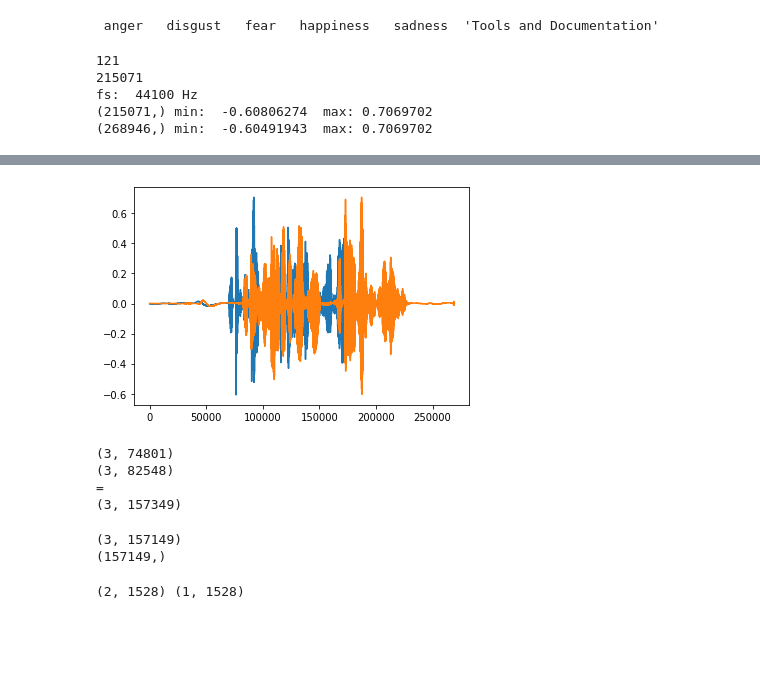
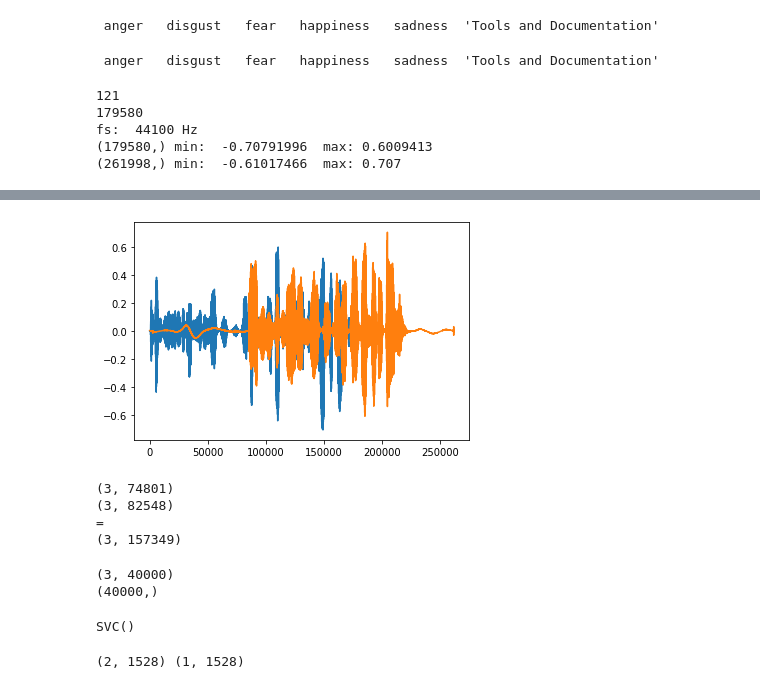
Before and after one commit to Iasonaspg/speech-emotion-recognition, a Jupyter notebook: Untitled0.ipynb, the cells around one changed output, grey strips where cells are left out. Cells and saved outputs as stored; diff of their text form; code cells hidden in the pictures; blank space fills up the shorter version.

```diff
--- a/Untitled0.ipynb
+++ b/Untitled0.ipynb
@@ -11,6 +14,12 @@ os.chdir('/content/drive/My Drive/Acted Emotional Speech Dynamic Database.zip (U
 !ls
 # %% [output]
  anger   disgust   fear   happiness   sadness  'Tools and Documentation'
+# %%
+import os
+os.chdir('./ml_env/Acted Emotional Speech Dynamic Database/')
+!ls
+# %% [output]
+ anger   disgust   fear   happiness   sadness  'Tools and Documentation'
 # %%
 import numpy as np
 import scipy
@@ -20,32 +29,34 @@ from IPython.display import Audio, display
 # %%
 # load audio file
 from pathlib import Path
+
+fs = 44100
 
 def get_wav_dir(dir_name,fs=44100):
   return [ librosa.load(p,fs)[0] for p in Path().glob('./' + dir_name + '/*.wav') ]
 
 anger_wav = get_wav_dir("anger")
 print(len(anger_wav))
 print(len(anger_wav[0]))
 happy_wav = get_wav_dir("happiness")
 print('fs: ', fs, 'Hz')
 print(anger_wav[0].shape, 'min: ', anger_wav[0].min(),' max:', anger_wav[0].max())
 print(happy_wav[0].shape, 'min: ', happy_wav[0].min(),' max:', happy_wav[0].max())
 # Diplay media player
 display(Audio(anger_wav[0], rate=fs))
 display(Audio(happy_wav[0], rate=fs))
 plt.plot(anger_wav[0])
 plt.plot(happy_wav[0])
 plt.show()
 # %% [output]
 121
-215071
+179580
 fs:  44100 Hz
-(215071,) min:  -0.60806274  max: 0.7069702
-(268946,) min:  -0.60491943  max: 0.7069702
+(179580,) min:  -0.70791996  max: 0.6009413
+(261998,) min:  -0.61017466  max: 0.707
 [interactive output not drawn]
 [interactive output not drawn]
-[figure, old version]
+[figure, new version]
 # %%
 def spectrogram(wav,n_fft=256,hop_length=128,window='hamming'):
     D = librosa.stft(wav, n_fft, hop_length, window='hamming')
@@ -135,8 +146,8 @@ print(feature_vector.shape)
 (3, 157349)
 # %%
 from sklearn import svm
-X = np.concatenate((feature_vector[:,0:len(anger_feat_vec[1])-100],feature_vector[:,0:len(happy_feat_vec[1])-100]),axis=1)
-y = np.concatenate((np.zeros((len(anger_feat_vec[1])-100)),np.ones((len(happy_feat_vec[1])-100))),axis=0)
+X = np.concatenate((feature_vector[:,0:20000],feature_vector[:,0:20000]),axis=1)
+y = np.concatenate((np.zeros(20000),np.ones(20000)),axis=0)
 
 print(X.shape)
 print(y.shape)
@@ -145,8 +156,9 @@ clf.fit(X.T, y)
 #print(feature_vector[:,3:5])
 #clf.predict(feature_vector[:,100:140].T)
 # %% [output]
-(3, 157149)
-(157149,)
+(3, 40000)
+(40000,)
+SVC()
 # %%
 import sklearn
 
```
Also changed, not shown: parts of 1 cell of this notebook.
